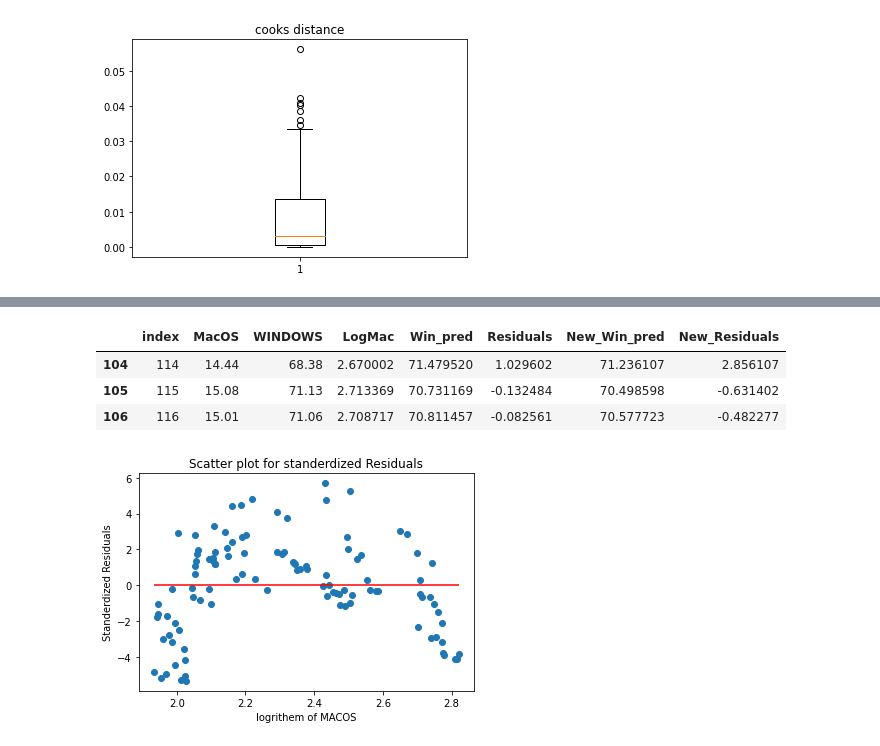
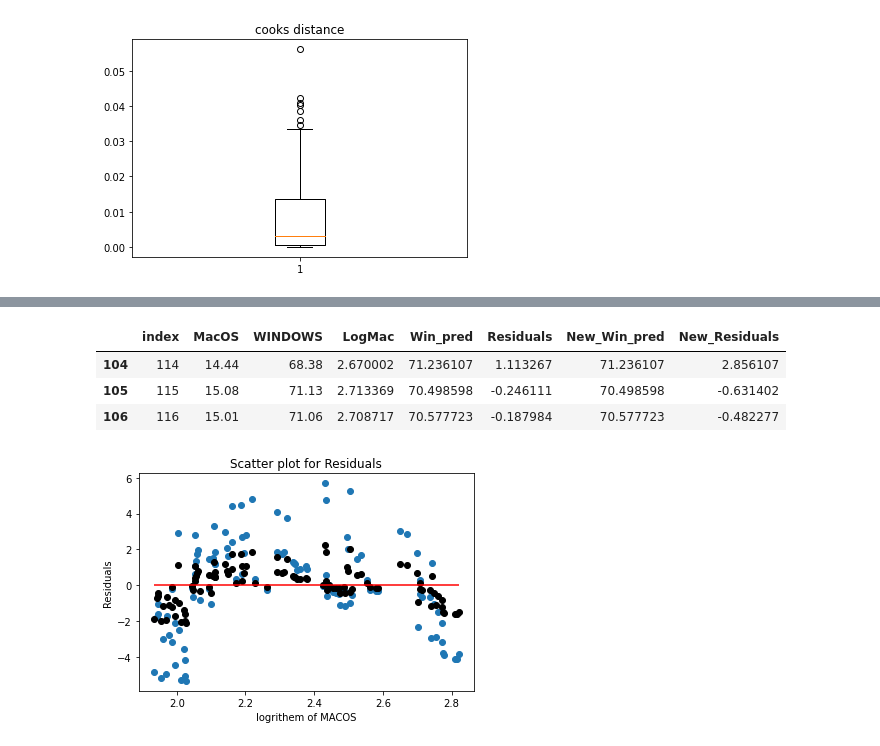
Before and after one commit to Saku052/GlobalOSMarketShare, a Jupyter notebook: GlobalOSMarketShare.ipynb, the cells around one changed output, grey strips where cells are left out. Drawn from its saved outputs; the diff is of its cells as text; code cells hidden in the pictures.

```diff
--- a/GlobalOSMarketShare.ipynb
+++ b/GlobalOSMarketShare.ipynb
@@ -173,0 +156,5 @@ Kurtosis:             2.545        Condition No.:           24
+# %%
+#Windows_hatの生成と、残差の計算
+filtered_df["Win_pred"] = model2.predict(filtered_df)
+filtered_df["Residuals"] = filtered_df["Win_pred"] - filtered_df["WINDOWS"]
+filtered_df.tail(3)
@@ -173,0 +192,12 @@ Kurtosis:             2.545        Condition No.:           24
+# %%
+#正規分布の生成と、残差の正規性
+filtered_df["Residuals"] = st.zscore(filtered_df["Residuals"])
+
+def CreateNDist(data):
+  n_norm = np.linspace(data.min(), data.max(), 1000)
+  p_norm = []
+  for i in range(len(n_norm)):
+    p_norm.append(st.norm.pdf(x = n_norm[i], loc = 0, scale = 1))
+  return n_norm, p_norm
+
+n, p = CreateNDist(filtered_df["Residuals"])
@@ -173,0 +232,4 @@ Kurtosis:             2.545        Condition No.:           24
+# %%
+#新規モデルの生成
+model3 = sm.gls("WINDOWS~LogMac", filtered_df).fit()
+print(model3.summary2())
@@ -174,20 +257,21 @@ Kurtosis:             2.545        Condition No.:           24
 # %%
-#Windows_hatの生成と、残差の計算
-filtered_df["New_Win_pred"] = model2.predict(filtered_df)
+#モデル3のWindows_hatの生成と、残差の計算
+filtered_df["New_Win_pred"] = model3.predict(filtered_df)
 filtered_df["New_Residuals"] = filtered_df["New_Win_pred"] - filtered_df["WINDOWS"]
 filtered_df.tail(3)
 # %% [output]
 |  | index | MacOS | WINDOWS | LogMac | Win_pred | Residuals | New_Win_pred | New_Residuals |
-| 104 | 114 | 14.44 | 68.38 | 2.670002 | 71.479520 | 1.029602 | 71.236107 | 2.856107 |
-| 105 | 115 | 15.08 | 71.13 | 2.713369 | 70.731169 | -0.132484 | 70.498598 | -0.631402 |
-| 106 | 116 | 15.01 | 71.06 | 2.708717 | 70.811457 | -0.082561 | 70.577723 | -0.482277 |
+| 104 | 114 | 14.44 | 68.38 | 2.670002 | 71.236107 | 1.113267 | 71.236107 | 2.856107 |
+| 105 | 115 | 15.08 | 71.13 | 2.713369 | 70.498598 | -0.246111 | 70.498598 | -0.631402 |
+| 106 | 116 | 15.01 | 71.06 | 2.708717 | 70.577723 | -0.187984 | 70.577723 | -0.482277 |
 # %%
-#check the dependency and cosntant variance of the Residuals
+#残差VSlogMACの描写
 plt.scatter(filtered_df["LogMac"], filtered_df["New_Residuals"])
+plt.scatter(filtered_df["LogMac"], filtered_df["Residuals"], color = "black")
 plt.hlines(0, filtered_df["LogMac"].min(), filtered_df["LogMac"].max(), color = "red")
-plt.title("Scatter plot for standerdized Residuals")
+plt.title("Scatter plot for Residuals")
 plt.xlabel("logrithem of MACOS")
-plt.ylabel("Standerdized Residuals")
+plt.ylabel("Residuals")
 plt.show()
 # %% [output]
-[figure, old version]
+[figure, new version]
```
Also changed, not shown: parts of 24 cells of this notebook.
